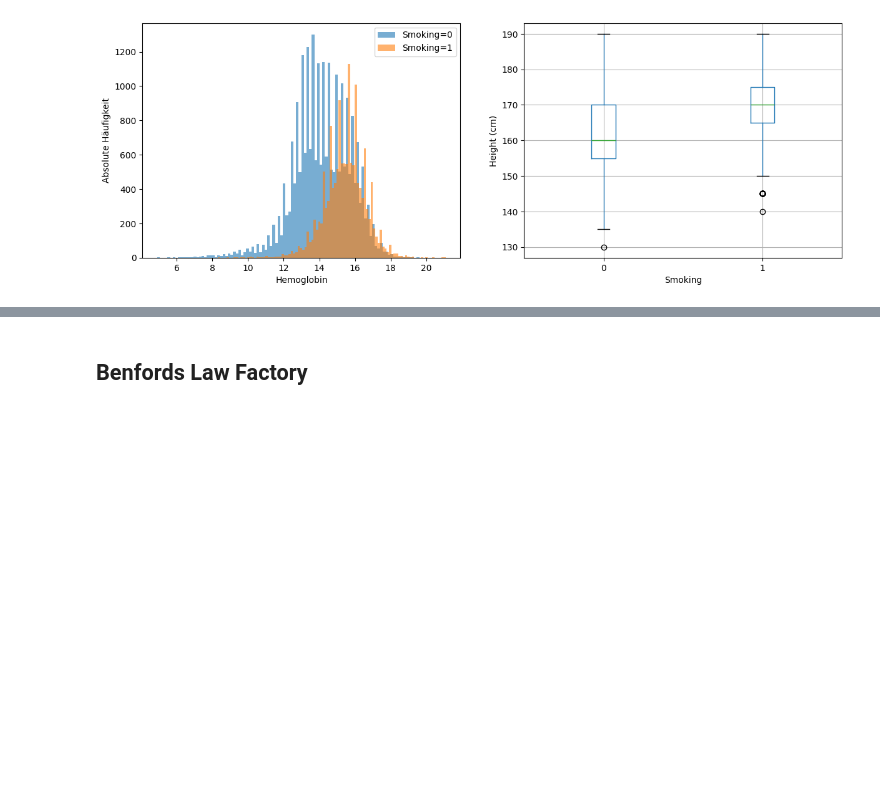
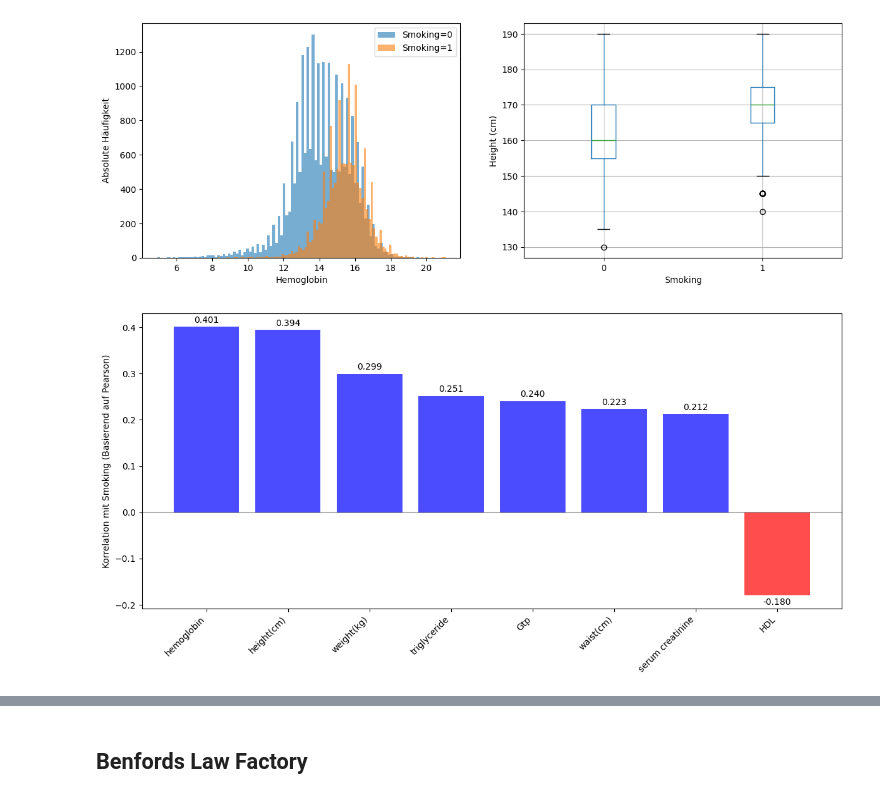
Before and after one commit to jonaRumberg/datascienceportfolio, a Jupyter notebook: data-understanding.ipynb, the cells around one changed output, grey strips where cells are left out. Saved outputs shown, nothing was run; the diff lists cells and outputs as text; code cells hidden in the pictures; blank space fills up the shorter version.

```diff
--- a/data-understanding.ipynb
+++ b/data-understanding.ipynb
@@ -197,3 +230,33 @@ axes[1].get_figure().suptitle('')
 plt.show()
 # %% [output]
 [figure]
+# %%
+# Weitere Merkmale - Smoking
+smoking_correlations = []
+for feature in cardinal_features:
+    if feature != 'smoking':
+        corr_val = df[feature].corr(df['smoking'])
+        smoking_correlations.append((feature, corr_val))
+
+smoking_correlations.sort(key=lambda x: abs(x[1]), reverse=True)
+features_for_smoking = [item[0] for item in smoking_correlations[:8]]
+corr_values = [item[1] for item in smoking_correlations[:8]]
+
+plt.figure(figsize=(12, 6))
+colors = ['red' if x < 0 else 'blue' for x in corr_values]
+bars = plt.bar(range(len(features_for_smoking)), corr_values, color=colors, alpha=0.7)
+
+plt.axhline(y=0, color='black', linestyle='-', alpha=0.3)
+plt.ylabel('Korrelation mit Smoking (Basierend auf Pearson)')
+plt.xticks(range(len(features_for_smoking)), features_for_smoking, rotation=45, ha='right')
+
+# Werte auf Balken anzeigen
+for bar, value in zip(bars, corr_values):
+    plt.text(bar.get_x() + bar.get_width()/2,
+             bar.get_height() + (0.005 if value > 0 else -0.005),
+             f'{value:.3f}', ha='center', va='bottom' if value > 0 else 'top')
+
+plt.tight_layout()
+plt.show()
+# %% [output]
+[figure, added]
```
Also changed, not shown: parts of 8 cells of this notebook, 1 other file.
